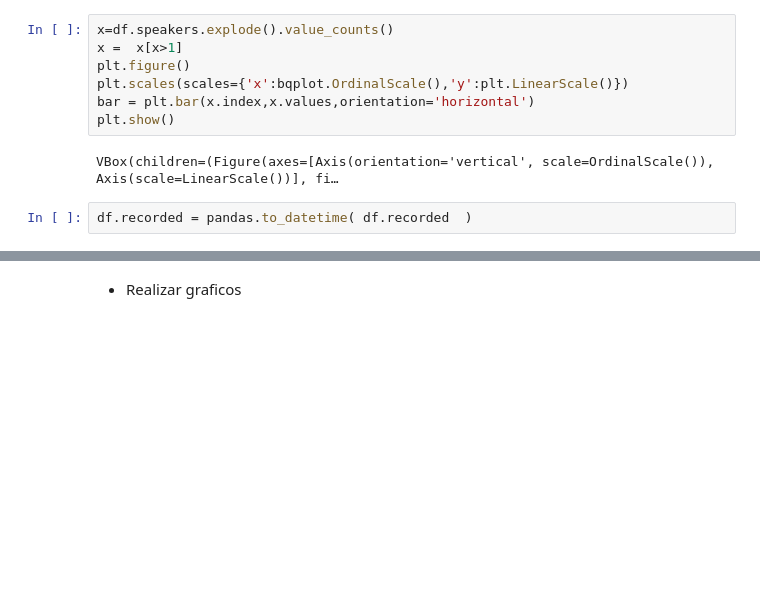
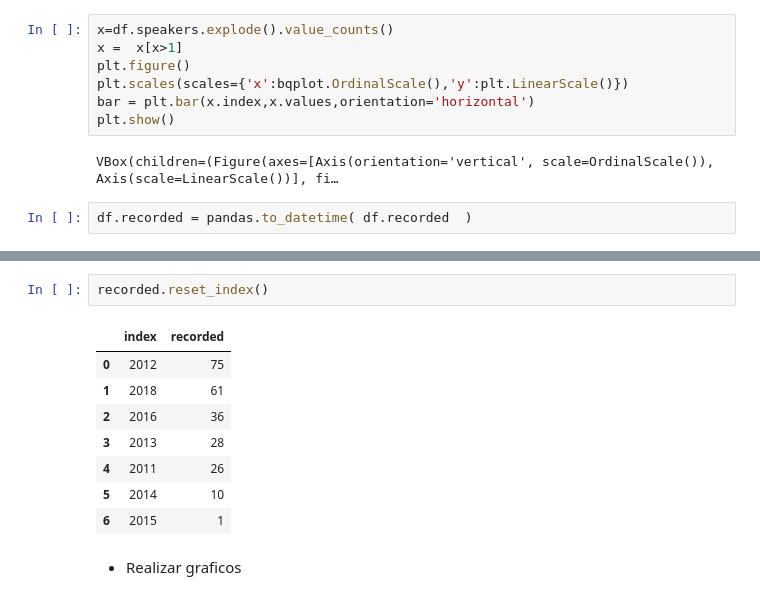
Before and after one commit to akielbowicz/previa-pyconar-2020, a Jupyter notebook: notebooks/02_analisis_de_datos.ipynb, the cells around one changed output, grey strips where cells are left out. Drawn from its saved outputs; the diff is of its cells as text; blank space fills up the shorter version.

```diff
--- a/notebooks/02_analisis_de_datos.ipynb
+++ b/notebooks/02_analisis_de_datos.ipynb
@@ -83,2 +73,13 @@ Name: recorded, dtype: int64
+# %%
+recorded.reset_index()
+# %% [output]
+|  | index | recorded |
+| 0 | 2012 | 75 |
+| 1 | 2018 | 61 |
+| 2 | 2016 | 36 |
+| 3 | 2013 | 28 |
+| 4 | 2011 | 26 |
+| 5 | 2014 | 10 |
+| 6 | 2015 | 1 |
 # %% [markdown]
 - Realizar graficos
```
Also changed, not shown: parts of 2 cells of this notebook.
